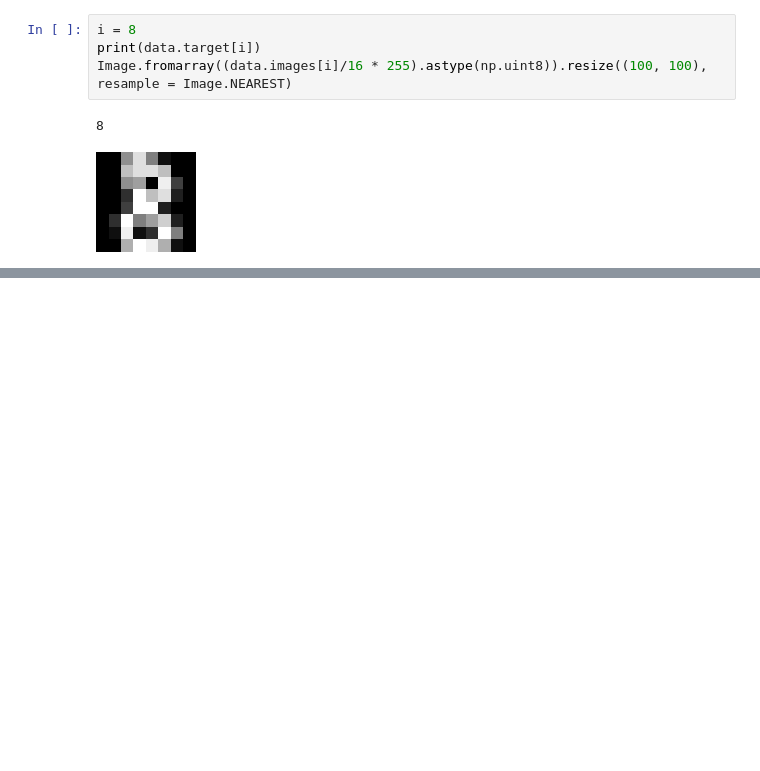
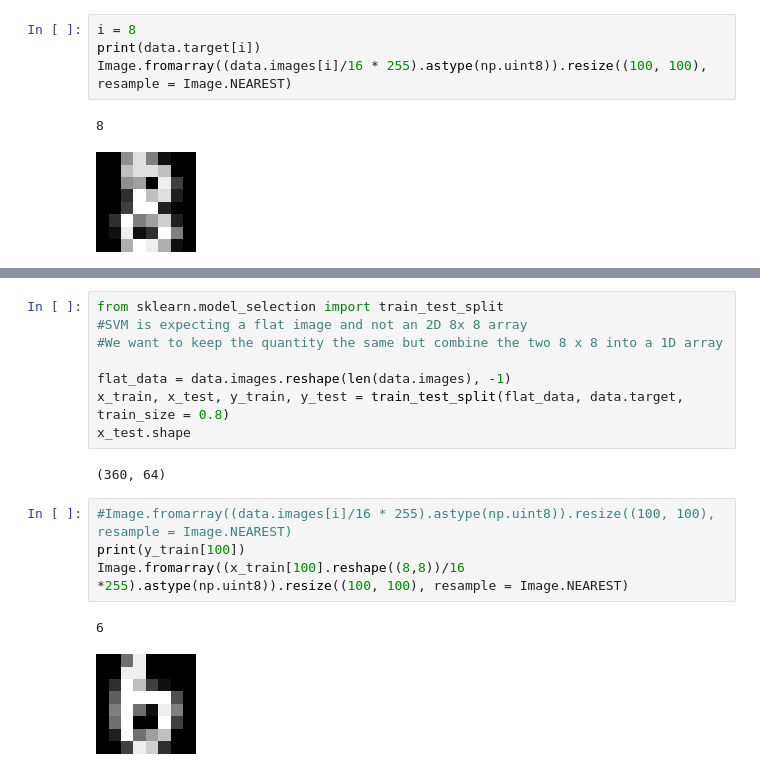
Before and after one commit to user20and21/Account, a Jupyter notebook: 3_Digit_Classification.ipynb, the cells around one changed output, grey strips where cells are left out. Saved outputs shown, nothing was run; the diff lists cells and outputs as text; blank space fills up the shorter version.

```diff
--- a/3_Digit_Classification.ipynb
+++ b/3_Digit_Classification.ipynb
@@ -60,0 +70,17 @@ Image.fromarray((data.images[i]/16 * 255).astype(np.uint8)).resize((100, 100), r
+# %%
+from sklearn.model_selection import train_test_split
+#SVM is expecting a flat image and not an 2D 8x 8 array
+#We want to keep the quantity the same but combine the two 8 x 8 into a 1D array
+
+flat_data = data.images.reshape(len(data.images), -1)
+x_train, x_test, y_train, y_test = train_test_split(flat_data, data.target, train_size = 0.8)
+x_test.shape
+# %% [output]
+(360, 64)
+# %%
+#Image.fromarray((data.images[i]/16 * 255).astype(np.uint8)).resize((100, 100), resample = Image.NEAREST)
+print(y_train[100])
+Image.fromarray((x_train[100].reshape((8,8))/16 *255).astype(np.uint8)).resize((100, 100), resample = Image.NEAREST)
+# %% [output]
+6
+[figure, added]
```
Also changed, not shown: parts of 10 cells of this notebook.
